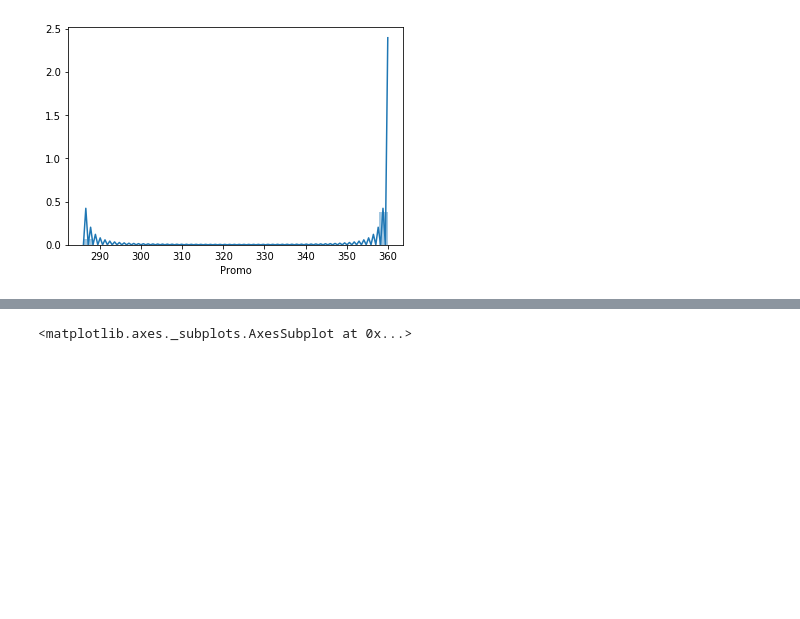
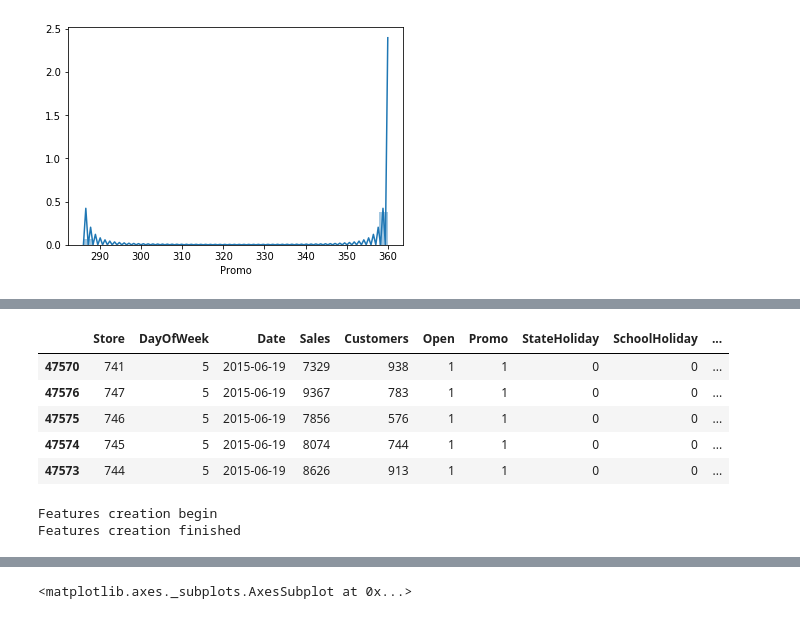
Before and after one commit to lirong1986/-rossmann-store-sales, a Jupyter notebook: rossmann-store-sales-final.ipynb, the cells around one changed output, grey strips where cells are left out. Saved outputs shown, nothing was run; the diff lists cells and outputs as text; code cells hidden in the pictures; blank space fills up the shorter version.

```diff
--- a/rossmann-store-sales-final.ipynb
+++ b/rossmann-store-sales-final.ipynb
@@ -616,0 +632,9 @@ AttributeError: 'DataFrame' object has no attribute 'year'
+# %%
+ho_train.head()
+# %% [output]
+|  | Store | DayOfWeek | Date | Sales | Customers | Open | Promo | StateHoliday | SchoolHoliday | ... |
+| 47570 | 741 | 5 | 2015-06-19 | 7329 | 938 | 1 | 1 | 0 | 0 | ... |
+| 47576 | 747 | 5 | 2015-06-19 | 9367 | 783 | 1 | 1 | 0 | 0 | ... |
+| 47575 | 746 | 5 | 2015-06-19 | 7856 | 576 | 1 | 1 | 0 | 0 | ... |
+| 47574 | 745 | 5 | 2015-06-19 | 8074 | 744 | 1 | 1 | 0 | 0 | ... |
+| 47573 | 744 | 5 | 2015-06-19 | 8626 | 913 | 1 | 1 | 0 | 0 | ... |
@@ -616,0 +677,10 @@ AttributeError: 'DataFrame' object has no attribute 'year'
+# %%
+#对训练数据和测试数据集合使用特征工程
+print('Features creation begin')
+features_create(ho_train)
+features_create(ho_test)
+features_create(data_test_new)
+print('Features creation finished')
+# %% [output]
+Features creation begin
+Features creation finished
```
Also changed, not shown: parts of 47 cells of this notebook, 2 other files.
